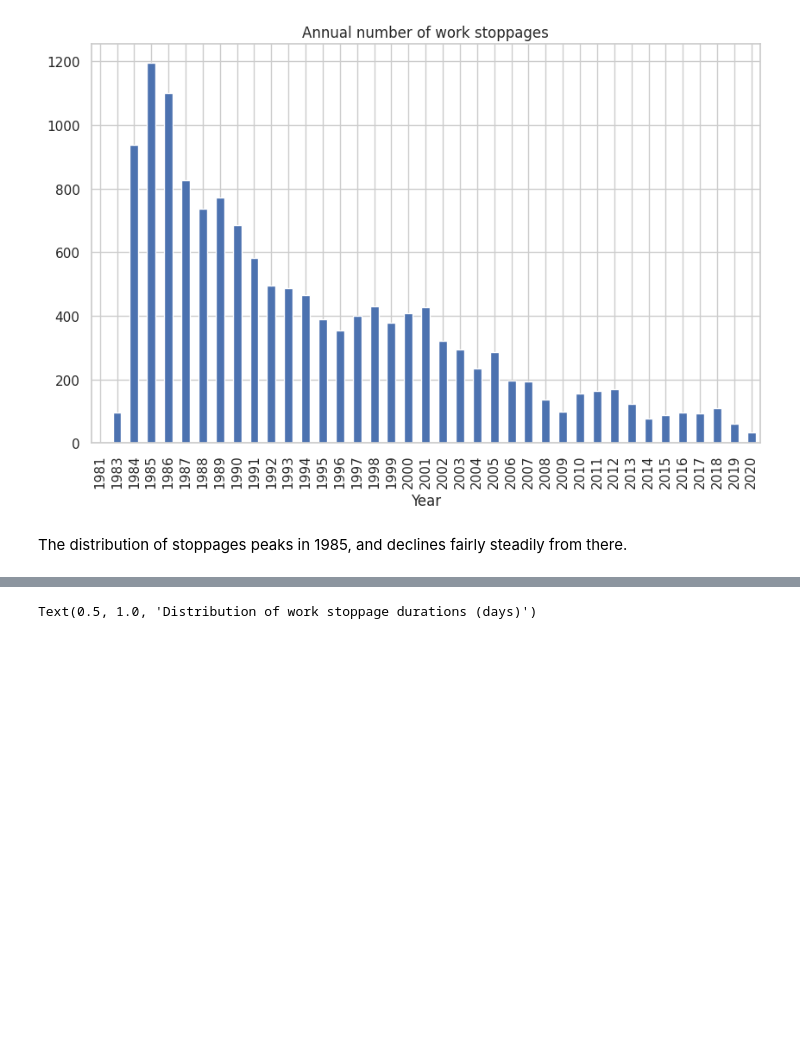
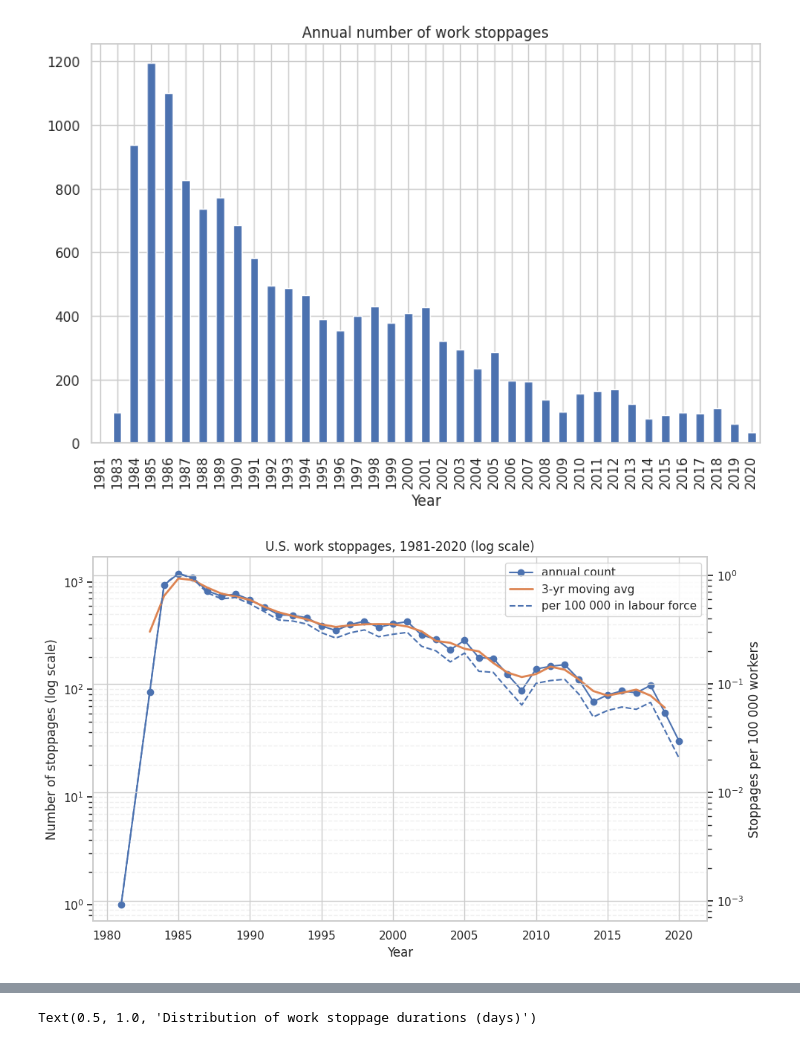
Before and after one commit to joshhilton/Demonstration-Projects, a Jupyter notebook: work_stoppage_analysis.ipynb, the cells around one changed output, grey strips where cells are left out. Cells and saved outputs as stored; diff of their text form; code cells hidden in the pictures; blank space fills up the shorter version.

```diff
--- a/work_stoppage_analysis.ipynb
+++ b/work_stoppage_analysis.ipynb
@@ -322,5 +303,47 @@ plt.xlabel('Year')
 # %% [output]
 Text(0.5, 0, 'Year')
 [figure]
-# %% [markdown]
-The distribution of stoppages peaks in 1985, and declines fairly steadily from there.
+# %%
+fig, ax1 = plt.subplots(figsize=(10, 6))
+
+# ─── Primary axis: raw count + 3‑yr moving average ────────────────────────────
+# plot and capture handles
+l1, = ax1.plot(
+    annual_counts['year'],
+    annual_counts['stoppages'],
+    marker='o', linestyle='-',
+    label='annual count'
+)
+l2, = ax1.plot(
+    annual_counts['year'],
+    annual_counts['stoppages'].rolling(3, center=True).mean(),
+    linewidth=2, linestyle='-',
+    label='3‑yr moving avg'
+)
+
+ax1.set_yscale('log')
+ax1.set_xlabel('Year')
+ax1.set_ylabel('Number of stoppages (log scale)')
+ax1.set_title('U.S. work stoppages, 1981‑2020 (log scale)')
+ax1.grid(True, which='both', axis='y', ls='--', alpha=0.3)
+
+# ─── Secondary axis: normalized rate ──────────────────────────────────────────
+ax2 = ax1.twinx()
+
+l3, = ax2.plot(
+    annual_counts['year'],
+    annual_counts['stops_per_100k'],
+    linestyle='--',
+    label='per 100 000 in labour force'
+)
+
+ax2.set_yscale('log')
+ax2.set_ylabel('Stoppages per 100 000 workers')
+
+# ─── Legend: exactly the three lines ─────────────────────────────────────────
+ax1.legend(handles=[l1, l2, l3], loc='upper right')
+
+plt.tight_layout()
+plt.show()
+# %% [output]
+[figure, added]
```
Also changed, not shown: parts of 14 cells of this notebook.
